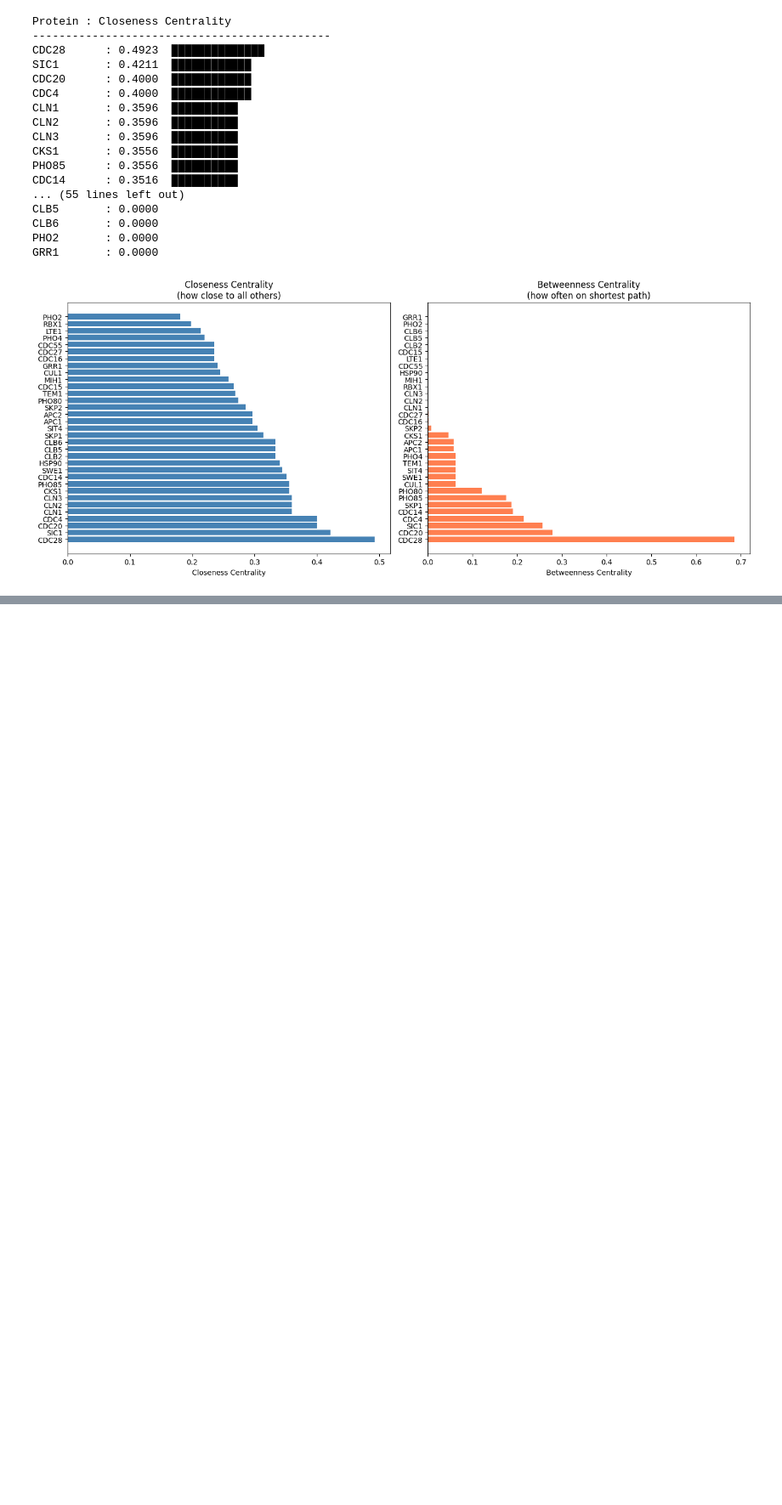
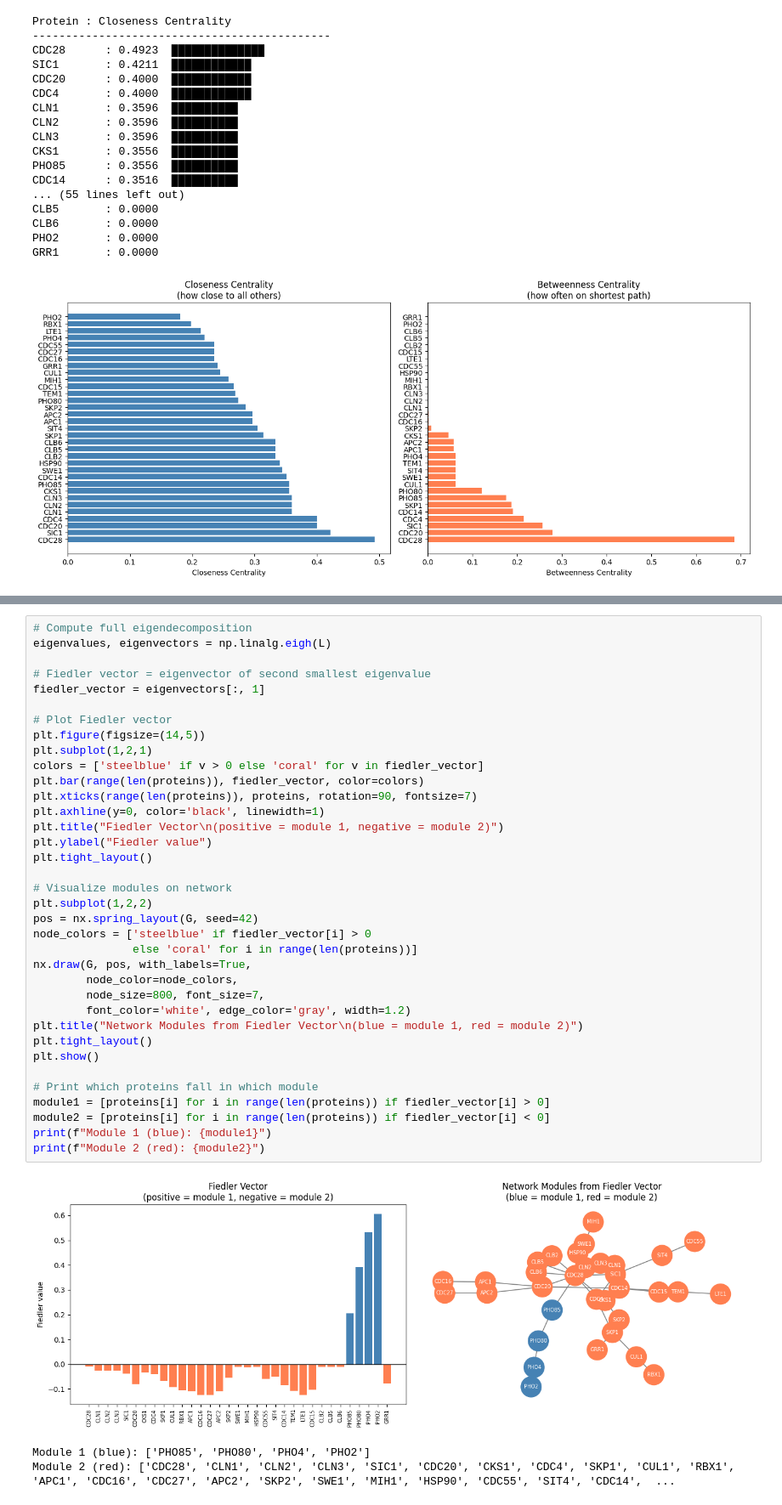
Before and after one commit to aparna-2001/system-biology, a Jupyter notebook: systems_biologyipynb.ipynb, the cells around one changed output, grey strips where cells are left out. Shown at 85% size. Cells and saved outputs as stored; diff of their text form; blank space fills up the shorter version.

```diff
--- a/systems_biologyipynb.ipynb
+++ b/systems_biologyipynb.ipynb
@@ -479,0 +536,40 @@ GRR1       : 0.0000
+# %%
+# Compute full eigendecomposition
+eigenvalues, eigenvectors = np.linalg.eigh(L)
+
+# Fiedler vector = eigenvector of second smallest eigenvalue
+fiedler_vector = eigenvectors[:, 1]
+
+# Plot Fiedler vector
+plt.figure(figsize=(14,5))
+plt.subplot(1,2,1)
+colors = ['steelblue' if v > 0 else 'coral' for v in fiedler_vector]
+plt.bar(range(len(proteins)), fiedler_vector, color=colors)
+plt.xticks(range(len(proteins)), proteins, rotation=90, fontsize=7)
+plt.axhline(y=0, color='black', linewidth=1)
+plt.title("Fiedler Vector\n(positive = module 1, negative = module 2)")
+plt.ylabel("Fiedler value")
+plt.tight_layout()
+
+# Visualize modules on network
+plt.subplot(1,2,2)
+pos = nx.spring_layout(G, seed=42)
+node_colors = ['steelblue' if fiedler_vector[i] > 0
+               else 'coral' for i in range(len(proteins))]
+nx.draw(G, pos, with_labels=True,
+        node_color=node_colors,
+        node_size=800, font_size=7,
+        font_color='white', edge_color='gray', width=1.2)
+plt.title("Network Modules from Fiedler Vector\n(blue = module 1, red = module 2)")
+plt.tight_layout()
+plt.show()
+
+# Print which proteins fall in which module
+module1 = [proteins[i] for i in range(len(proteins)) if fiedler_vector[i] > 0]
+module2 = [proteins[i] for i in range(len(proteins)) if fiedler_vector[i] < 0]
+print(f"Module 1 (blue): {module1}")
+print(f"Module 2 (red): {module2}")
+# %% [output]
+[figure, added]
+Module 1 (blue): ['PHO85', 'PHO80', 'PHO4', 'PHO2']
+Module 2 (red): ['CDC28', 'CLN1', 'CLN2', 'CLN3', 'SIC1', 'CDC20', 'CKS1', 'CDC4', 'SKP1', 'CUL1', 'RBX1', 'APC1', 'CDC16', 'CDC27', 'APC2', 'SKP2', 'SWE1', 'MIH1', 'HSP90', 'CDC55', 'SIT4', 'CDC14',  ...
```
Also changed, not shown: parts of 7 cells of this notebook.
